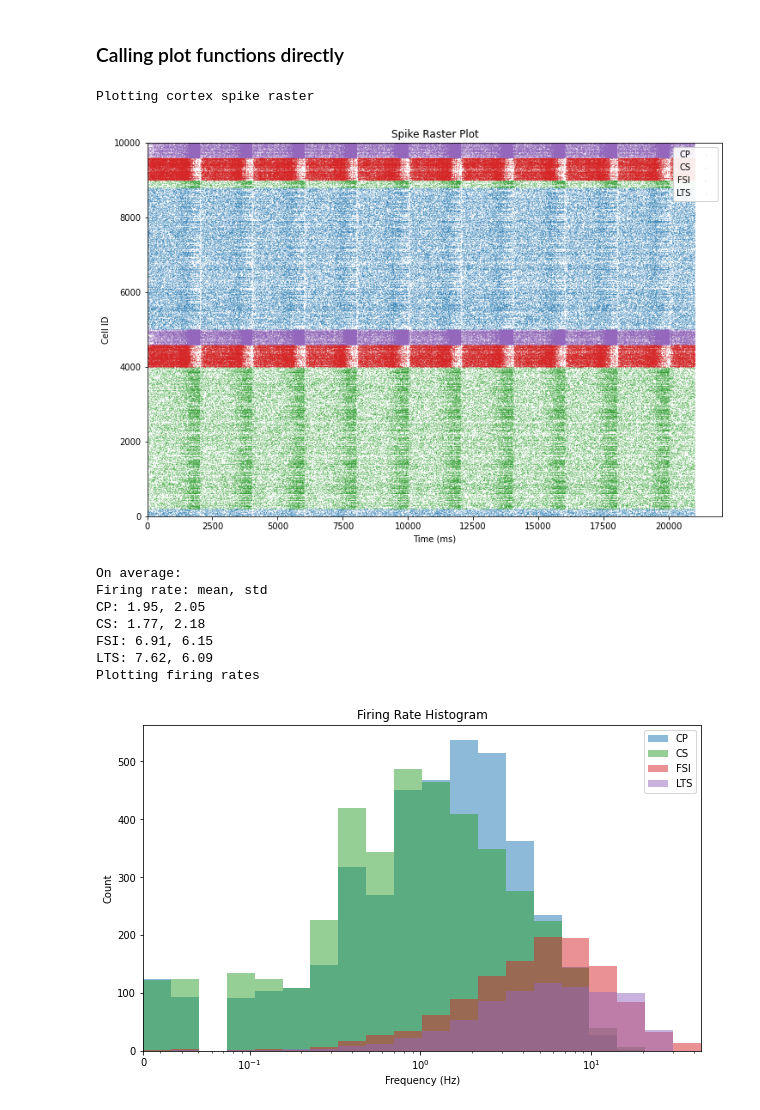
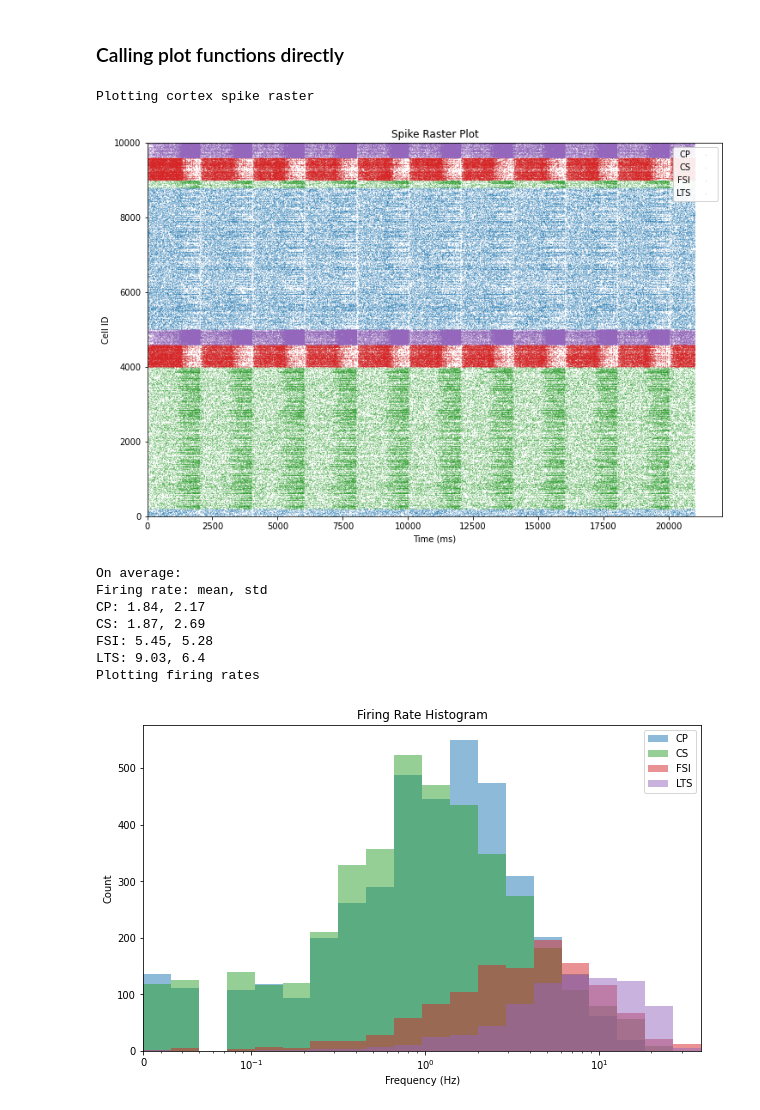
Before and after one commit to chenziao/M1ten_thousand, a Jupyter notebook: Analysis/Analyze_Spikes.ipynb, the cells around one changed output. Drawn from its saved outputs; the diff is of its cells as text; code cells hidden in the pictures.

Commit message:
Add join stimulus

```diff
--- a/Analysis/Analyze_Spikes.ipynb
+++ b/Analysis/Analyze_Spikes.ipynb
@@ -13,7 +13,7 @@ from build_input import get_populations, t_start, input_pairs_from_file
 
 %matplotlib inline
 
-TRIAL_NAME = "ramp_a0_t1.0"
+TRIAL_NAME = "join_a0_t1.0"
 RESULT_PATH = "simulation_results"
 TRIAL_PATH = os.path.join(RESULT_PATH, TRIAL_NAME)
 # %% [markdown]
@@ -35,7 +35,11 @@ config_hp = utils.ConfigHelper(result_config_file)
 t_stop = config_hp.get_attr('run', 'tstop') / 1000
 
 INPUT_PATH, _ = os.path.split(config_hp.get_attr('inputs', 'baseline_spikes', 'input_file'))
-STIM_FILE = os.path.splitext(config_hp.get_attr('inputs', 'thalamus_spikes', 'input_file'))[0]
+STIM_FILE = os.path.splitext(os.path.split(
+    config_hp.get_attr('inputs', 'thalamus_spikes', 'input_file'))[1])[0]
+NODE_FILES = config_hp.get_attr('networks', 'nodes')
+SPIKE_FILE = os.path.join('..', 'Analysis', TRIAL_PATH,
+                          os.path.split(config_hp.get_attr('output', 'spikes_file'))[1])
 
 if isbaseline:
     windows = np.array([[t_start, t_stop]])
@@ -169,19 +172,19 @@ else:
 # %% [markdown]
 ### Calling plot functions directly
 # %%
-pop_spike = plot.plot(choose=1, spike_file=spike_file, config=config, figsize=(12, 8))
+pop_spike = plot.plot(choose=1, spike_file=SPIKE_FILE, config=config, figsize=(12, 8))
 
 if not isbaseline:
     print('On average: ')
-frs = plot.plot(choose=2, spike_file=spike_file, figsize=(10, 6))
+frs = plot.plot(choose=2, spike_file=SPIKE_FILE, figsize=(10, 6))
 # %% [output]
 Plotting cortex spike raster
-[figure, old version]
+[figure, new version]
 On average:
 Firing rate: mean, std
-CP: 1.95, 2.05
-CS: 1.77, 2.18
-FSI: 6.91, 6.15
-LTS: 7.62, 6.09
+CP: 1.84, 2.17
+CS: 1.87, 2.69
+FSI: 5.45, 5.28
+LTS: 9.03, 6.4
 Plotting firing rates
-[figure, old version]
+[figure, new version]
```
Also changed, not shown: parts of 4 cells of this notebook, 16 other files.
